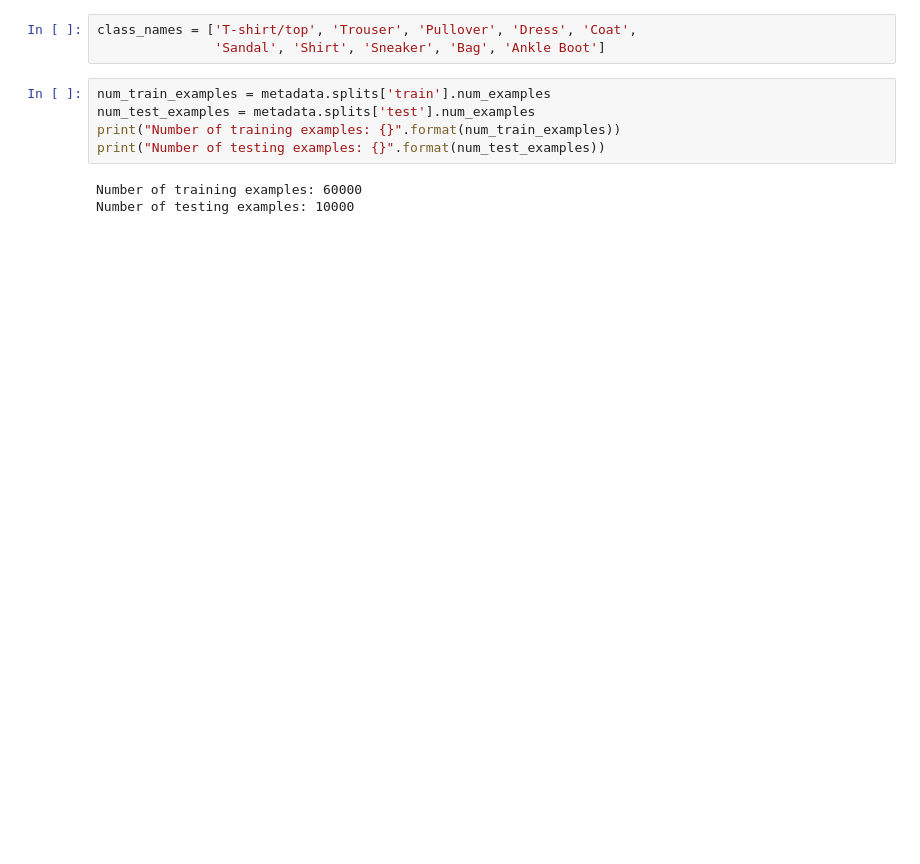
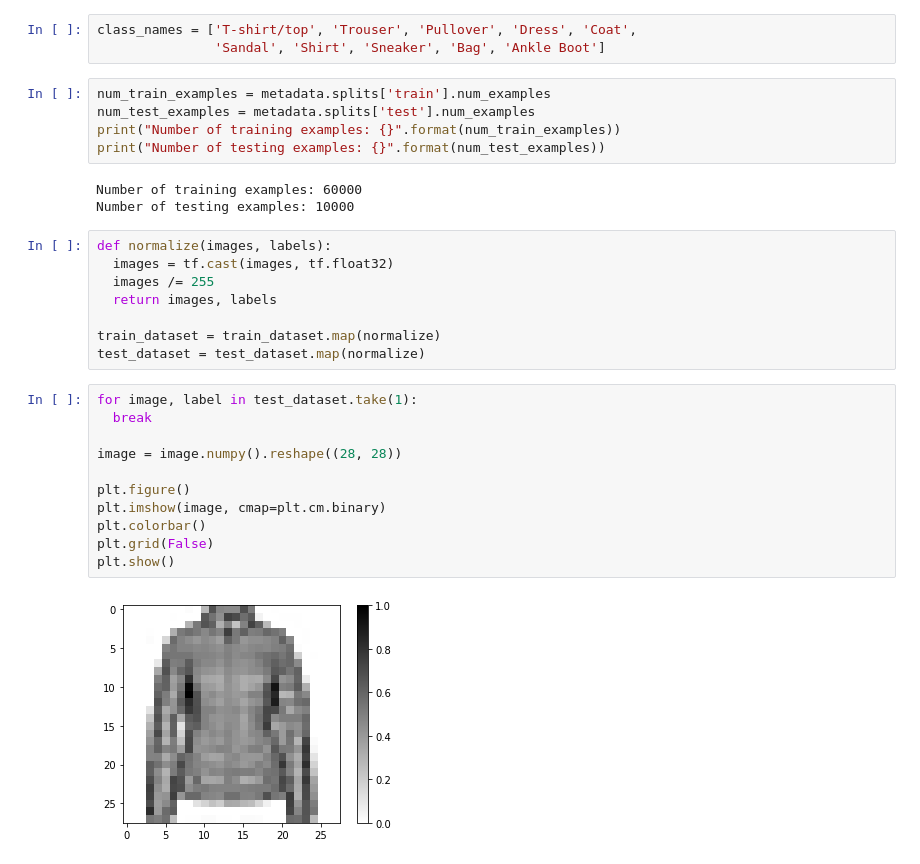
Before and after one commit to naywin-programmer/basic_tensorflow, a Jupyter notebook: 03_Fashion_MNIST_With_TensorFlow.ipynb, the cells around one changed output. Drawn from its saved outputs; the diff is of its cells as text; blank space fills up the shorter version.

```diff
--- a/03_Fashion_MNIST_With_TensorFlow.ipynb
+++ b/03_Fashion_MNIST_With_TensorFlow.ipynb
@@ -60,3 +71,24 @@ print("Number of testing examples: {}".format(num_test_examples))
 # %% [output]
 Number of training examples: 60000
 Number of testing examples: 10000
+# %%
+def normalize(images, labels):
+  images = tf.cast(images, tf.float32)
+  images /= 255
+  return images, labels
+
+train_dataset = train_dataset.map(normalize)
+test_dataset = test_dataset.map(normalize)
+# %%
+for image, label in test_dataset.take(1):
+  break
+
+image = image.numpy().reshape((28, 28))
+
+plt.figure()
+plt.imshow(image, cmap=plt.cm.binary)
+plt.colorbar()
+plt.grid(False)
+plt.show()
+# %% [output]
+[figure, added]
```
Also changed, not shown: parts of 3 cells of this notebook.
